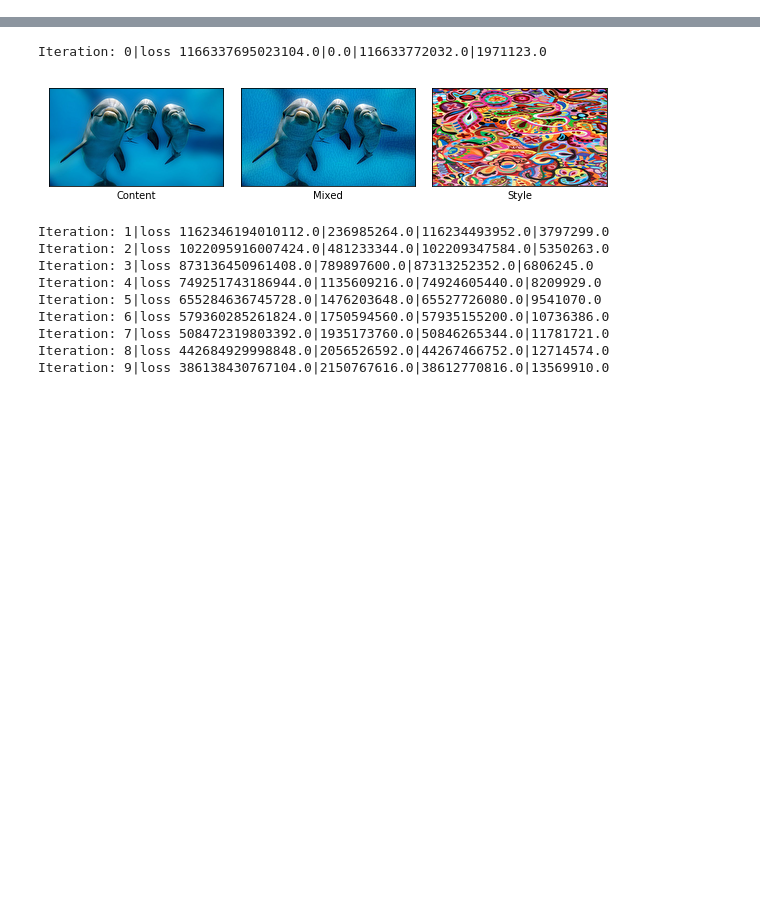
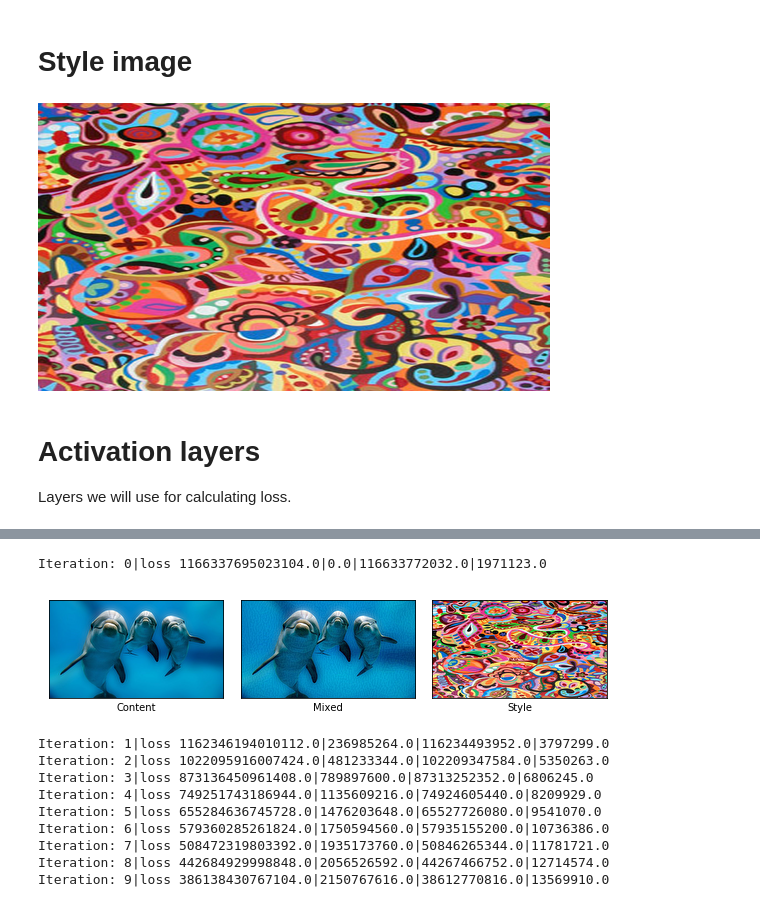
Before and after one commit to vonum/style-transfer, a Jupyter notebook: Style Transfer.ipynb, the cells around one changed output, grey strips where cells are left out. Drawn from its saved outputs; the diff is of its cells as text; code cells hidden in the pictures; blank space fills up the shorter version.

```diff
--- a/Style Transfer.ipynb
+++ b/Style Transfer.ipynb
@@ -21,3 +38,12 @@ style_image = add_one_dim(style_image)
+# %% [markdown]
+# Style image
+# %%
+image_big(style_image[0])
+# %% [output]
+[figure, added]
+# %% [markdown]
+# Activation layers
+Layers we will use for calculating loss.
 # %%
 content_layers = ['conv4_2']
 style_layers = ['relu1_1', 'relu2_1', 'relu3_1', 'relu4_1', 'relu5_1']
```
Also changed, not shown: parts of 6 cells of this notebook.
